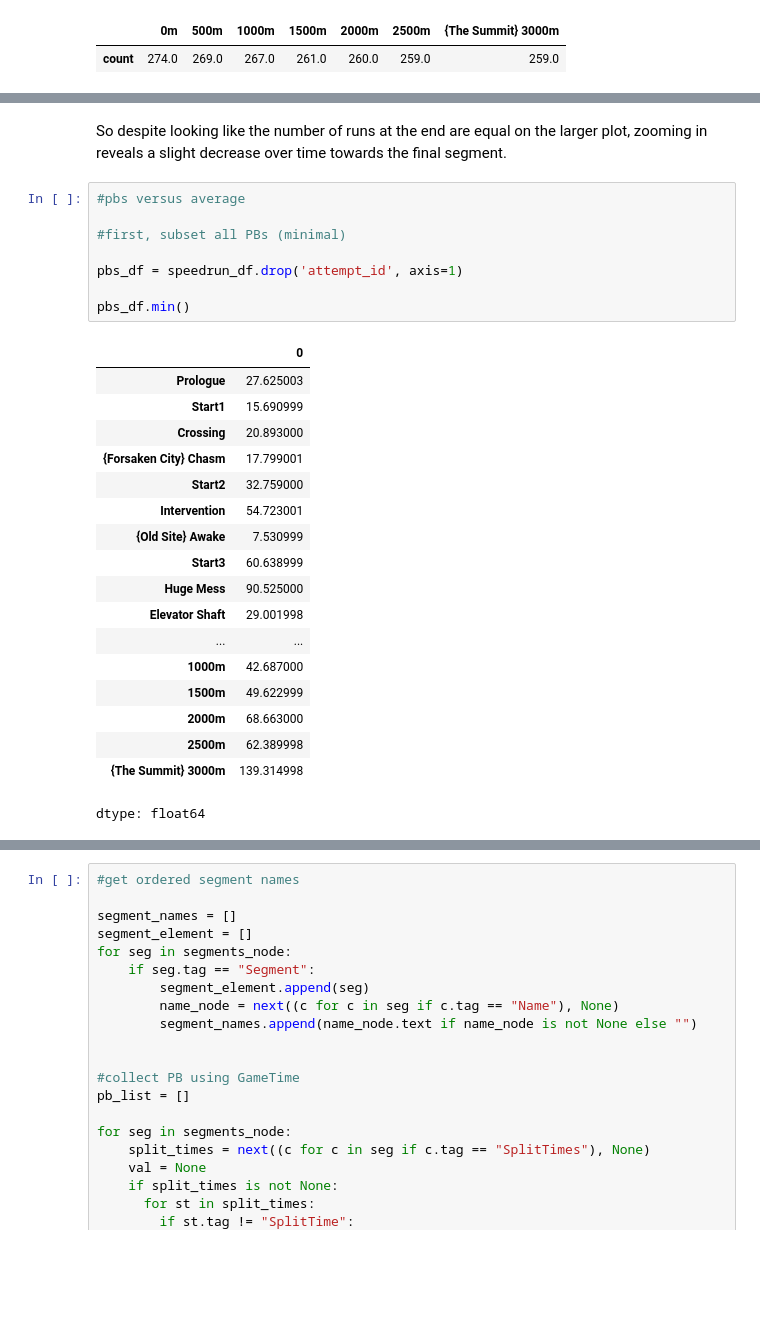
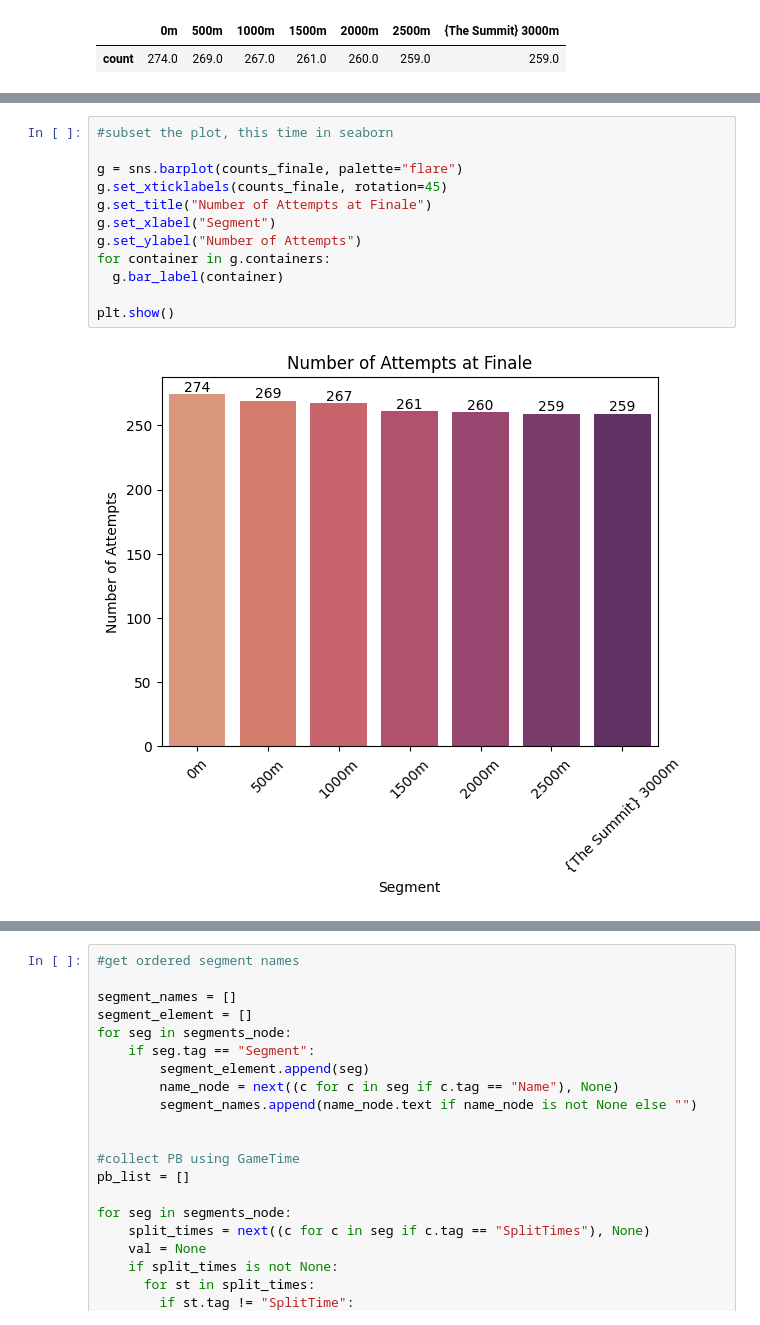
Before and after one commit to elizabethanneTMU820/ElizabethAnne.github.io, a Jupyter notebook: Projects/XML_DataCleaning/SpeedrunXML_to_Table.ipynb, the cells around one changed output, grey strips where cells are left out. Drawn from its saved outputs; the diff is of its cells as text; blank space fills up the shorter version.

```diff
--- a/Projects/XML_DataCleaning/SpeedrunXML_to_Table.ipynb
+++ b/Projects/XML_DataCleaning/SpeedrunXML_to_Table.ipynb
@@ -331,32 +335,17 @@ plt.tight_layout()
 plt.show()
 # %% [output]
 [figure]
-# %% [markdown]
-So despite looking like the number of runs at the end are equal on the larger plot, zooming in reveals a slight decrease over time towards the final segment.
-# %%
-#pbs versus average
-
-#first, subset all PBs (minimal)
-
-pbs_df = speedrun_df.drop('attempt_id', axis=1)
-
-pbs_df.min()
-# %% [output]
-|  | 0 |
-| Prologue | 27.625003 |
-| Start1 | 15.690999 |
-| Crossing | 20.893000 |
-| {Forsaken City} Chasm | 17.799001 |
-| Start2 | 32.759000 |
-| Intervention | 54.723001 |
-| {Old Site} Awake | 7.530999 |
-| Start3 | 60.638999 |
-| Huge Mess | 90.525000 |
-| Elevator Shaft | 29.001998 |
-| ... | ... |
-| 1000m | 42.687000 |
-| 1500m | 49.622999 |
-| 2000m | 68.663000 |
-| 2500m | 62.389998 |
-| {The Summit} 3000m | 139.314998 |
-dtype: float64
+# %%
+#subset the plot, this time in seaborn
+
+g = sns.barplot(counts_finale, palette="flare")
+g.set_xticklabels(counts_finale, rotation=45)
+g.set_title("Number of Attempts at Finale")
+g.set_xlabel("Segment")
+g.set_ylabel("Number of Attempts")
+for container in g.containers:
+  g.bar_label(container)
+
+plt.show()
+# %% [output]
+[figure, added]
```
Also changed, not shown: parts of 19 cells of this notebook.
